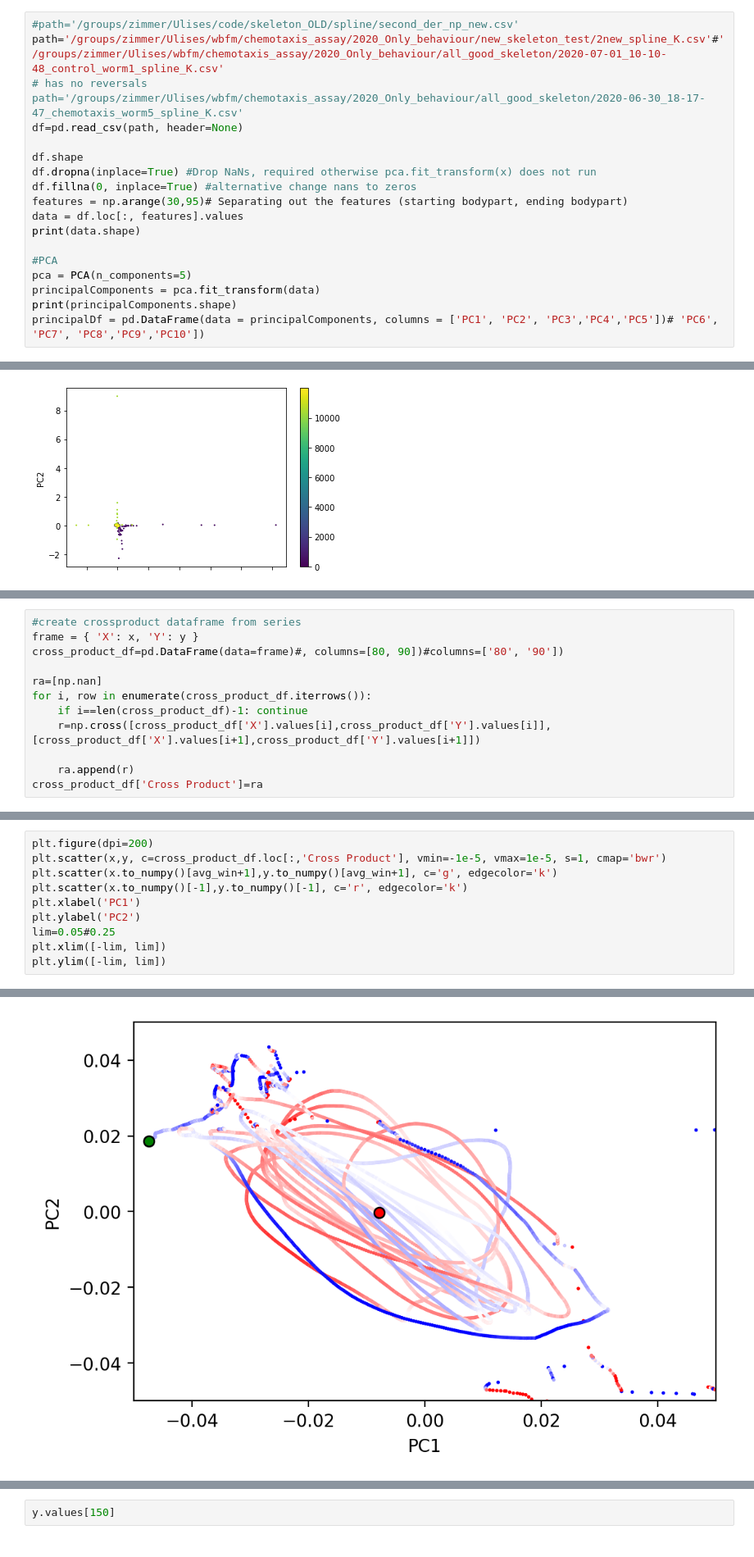
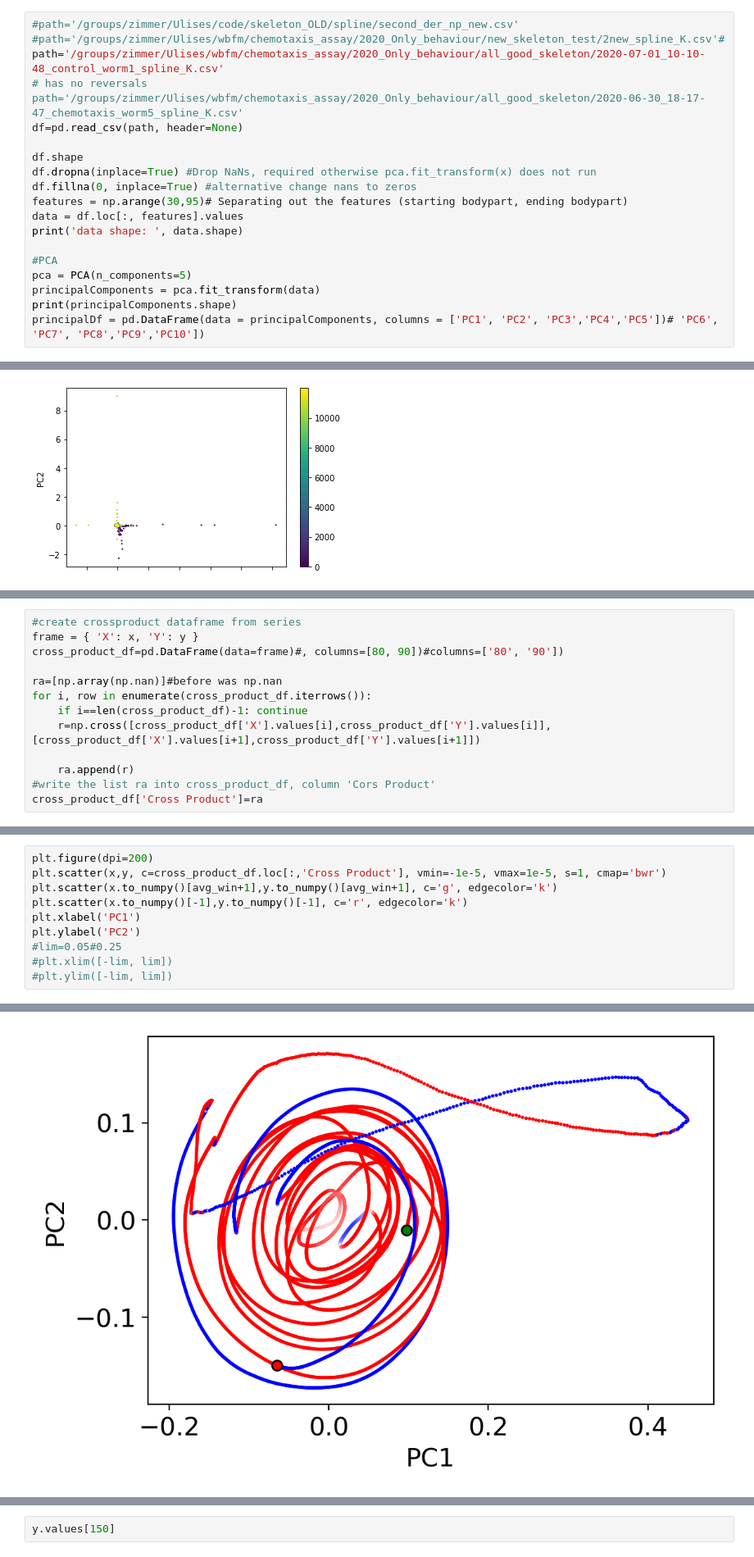
Before and after one commit to leonkontorovich/centerline_behavior_annotation, a Jupyter notebook: centerline/dev/PCA_eigenworm.ipynb, the cells around one changed output, grey strips where cells are left out. Shown at 82% size. Cells and saved outputs as stored; diff of their text form.

```diff
--- a/centerline/dev/PCA_eigenworm.ipynb
+++ b/centerline/dev/PCA_eigenworm.ipynb
@@ -47,7 +47,8 @@ from sklearn.decomposition import PCA
 from sklearn.preprocessing import StandardScaler
 # %%
 #path='/groups/zimmer/Ulises/code/skeleton_OLD/spline/second_der_np_new.csv'
-path='/groups/zimmer/Ulises/wbfm/chemotaxis_assay/2020_Only_behaviour/new_skeleton_test/2new_spline_K.csv'#'/groups/zimmer/Ulises/wbfm/chemotaxis_assay/2020_Only_behaviour/all_good_skeleton/2020-07-01_10-10-48_control_worm1_spline_K.csv'
+#path='/groups/zimmer/Ulises/wbfm/chemotaxis_assay/2020_Only_behaviour/new_skeleton_test/2new_spline_K.csv'#
+path='/groups/zimmer/Ulises/wbfm/chemotaxis_assay/2020_Only_behaviour/all_good_skeleton/2020-07-01_10-10-48_control_worm1_spline_K.csv'
 # has no reversals path='/groups/zimmer/Ulises/wbfm/chemotaxis_assay/2020_Only_behaviour/all_good_skeleton/2020-06-30_18-17-47_chemotaxis_worm5_spline_K.csv'
 df=pd.read_csv(path, header=None)
 
@@ -56,7 +57,7 @@ df.dropna(inplace=True) #Drop NaNs, required otherwise pca.fit_transform(x) does
 df.fillna(0, inplace=True) #alternative change nans to zeros
 features = np.arange(30,95)# Separating out the features (starting bodypart, ending bodypart)
 data = df.loc[:, features].values
-print(data.shape)
+print('data shape: ', data.shape)
 
 #PCA
 pca = PCA(n_components=5)
@@ -130,10 +145,11 @@ print(type(principalDf.loc[1,:]))
 frame = { 'X': x, 'Y': y }
 cross_product_df=pd.DataFrame(data=frame)#, columns=[80, 90])#columns=['80', '90'])
 
-ra=[np.nan]
+ra=[np.array(np.nan)]#before was np.nan
 for i, row in enumerate(cross_product_df.iterrows()):
     if i==len(cross_product_df)-1: continue
     r=np.cross([cross_product_df['X'].values[i],cross_product_df['Y'].values[i]], [cross_product_df['X'].values[i+1],cross_product_df['Y'].values[i+1]])
 
     ra.append(r)
+#write the list ra into cross_product_df, column 'Cors Product'
 cross_product_df['Cross Product']=ra
@@ -161,7 +189,7 @@ plt.scatter(x.to_numpy()[avg_win+1],y.to_numpy()[avg_win+1], c='g', edgecolor='k
 plt.scatter(x.to_numpy()[-1],y.to_numpy()[-1], c='r', edgecolor='k')
 plt.xlabel('PC1')
 plt.ylabel('PC2')
-lim=0.05#0.25
-plt.xlim([-lim, lim])
-plt.ylim([-lim, lim])
+#lim=0.05#0.25
+#plt.xlim([-lim, lim])
+#plt.ylim([-lim, lim])
 # %% [output]
@@ -169,4 +197,4 @@ plt.ylim([-lim, lim])
-[figure, old version]
+[figure, new version]
 # %%
 #Angle Between vectors
 #source: https://stackoverflow.com/questions/2827393/angles-between-two-n-dimensional-vectors-in-python
```
Also changed, not shown: parts of 20 cells of this notebook, 4 other files.
